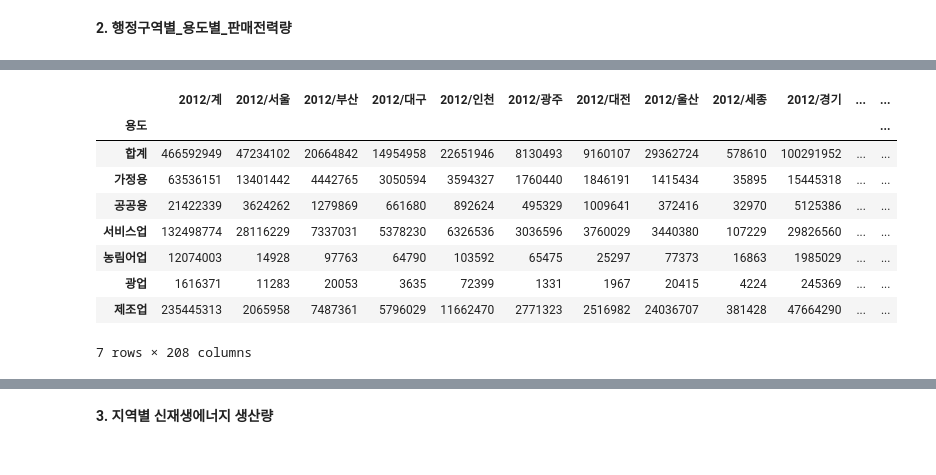
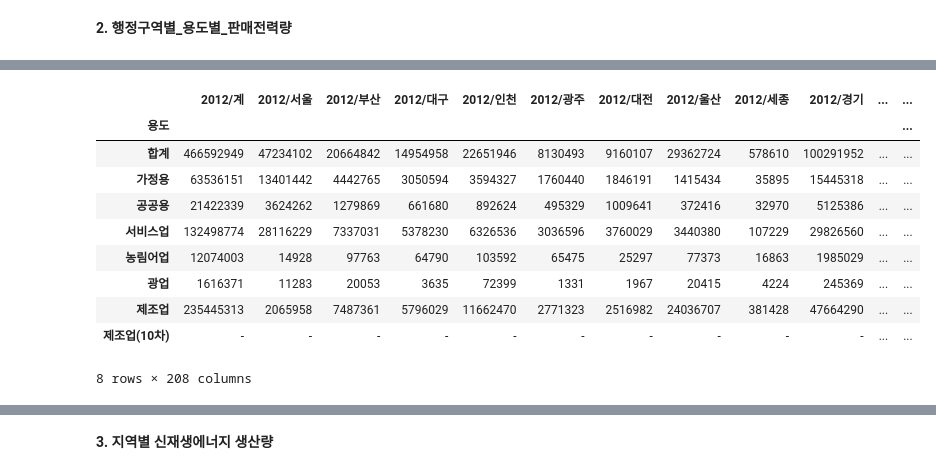
Before and after one commit to intoMaven/DB_Processing, a Jupyter notebook: Data_Processing.py_v4.ipynb, the cells around one changed output, grey strips where cells are left out. Cells and saved outputs as stored; diff of their text form; code cells hidden in the pictures.

```diff
--- a/Data_Processing.py_v4.ipynb
+++ b/Data_Processing.py_v4.ipynb
@@ -86,16 +90,18 @@ data.head()
 # %%
-data = data.iloc[:7].drop("용도별(/용도별(2)", axis=1)
+data = data.drop("용도별(/용도별(2)", axis=1)
+data = pd.concat([data.iloc[:7], data.iloc[25:26]])
 data.set_index('용도별(/용도별(1)', inplace=True)
 data.index.name = "용도"
 data
 # %% [output]
 |  | 2012/계 | 2012/서울 | 2012/부산 | 2012/대구 | 2012/인천 | 2012/광주 | 2012/대전 | 2012/울산 | 2012/세종 | 2012/경기 | ... | ... |
 | 용도 |  |  |  |  |  |  |  |  |  |  |  | ... |
 | 합계 | 466592949 | 47234102 | 20664842 | 14954958 | 22651946 | 8130493 | 9160107 | 29362724 | 578610 | 100291952 | ... | ... |
 | 가정용 | 63536151 | 13401442 | 4442765 | 3050594 | 3594327 | 1760440 | 1846191 | 1415434 | 35895 | 15445318 | ... | ... |
 | 공공용 | 21422339 | 3624262 | 1279869 | 661680 | 892624 | 495329 | 1009641 | 372416 | 32970 | 5125386 | ... | ... |
 | 서비스업 | 132498774 | 28116229 | 7337031 | 5378230 | 6326536 | 3036596 | 3760029 | 3440380 | 107229 | 29826560 | ... | ... |
 | 농림어업 | 12074003 | 14928 | 97763 | 64790 | 103592 | 65475 | 25297 | 77373 | 16863 | 1985029 | ... | ... |
 | 광업 | 1616371 | 11283 | 20053 | 3635 | 72399 | 1331 | 1967 | 20415 | 4224 | 245369 | ... | ... |
 | 제조업 | 235445313 | 2065958 | 7487361 | 5796029 | 11662470 | 2771323 | 2516982 | 24036707 | 381428 | 47664290 | ... | ... |
+| 제조업(10차) | - | - | - | - | - | - | - | - | - | - | ... | ... |
-7 rows × 208 columns
+8 rows × 208 columns
```
Also changed, not shown: parts of 8 cells of this notebook, 19 other files.
